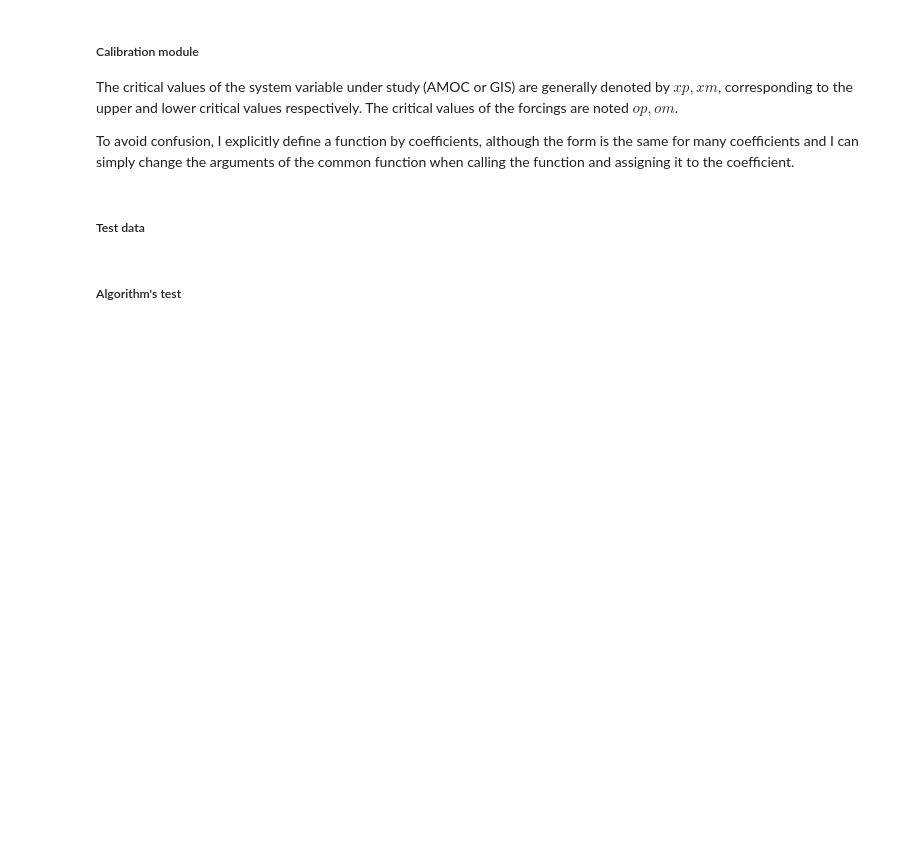
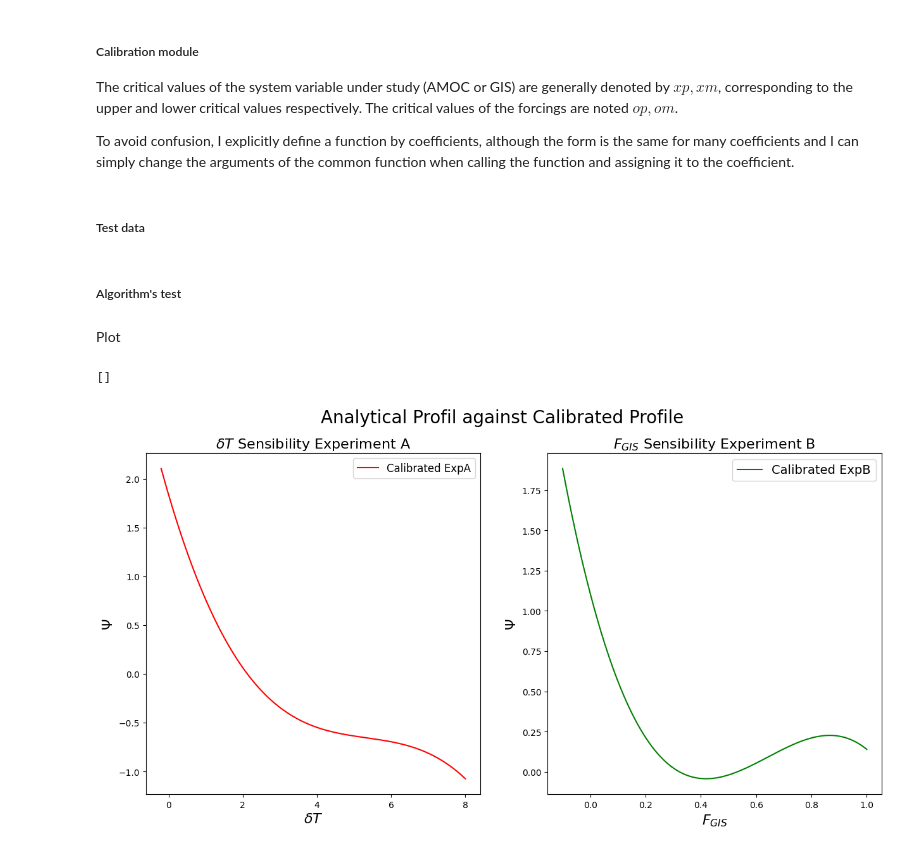
Before and after one commit to AmauryLaridon/LPHYS2299-Master-s-Thesis, a Jupyter notebook: SURFER/SURFER - Tipping Module Calibration/Tipping Module Calibration.ipynb, the cells around one changed output. Saved outputs shown, nothing was run; the diff lists cells and outputs as text; code cells hidden in the pictures; blank space fills up the shorter version.

Commit message:
Calib Module wip 1

```diff
--- a/SURFER/SURFER - Tipping Module Calibration/Tipping Module Calibration.ipynb
+++ b/SURFER/SURFER - Tipping Module Calibration/Tipping Module Calibration.ipynb
@@ -97,0 +104,42 @@ calibrate_coef = calib_module_AMOC_ParamA(psip, psim, Tp, Tm, Fp, Fm, F_A, T_B)
+# %%
+### Calibrated emulation ###
+
+calibrate_coef = calib_module_AMOC_ParamA(psip, psim, Tp, Tm, Fp, Fm, F_A, T_B)
+#print(calibrate_coef)
+used_calib_coef = [calibrate_coef[0], calibrate_coef[1], calibrate_coef[6], calibrate_coef[3]]
+used_calib_coef_ExpA = [calibrate_coef[0], calibrate_coef[1], calibrate_coef[2], calibrate_coef[3]]
+used_calib_coef_ExpB = [calibrate_coef[0], calibrate_coef[1], calibrate_coef[4], calibrate_coef[3]]
+
+x = np.linspace(-0.8,1.2,1000)
+T_forcing = np.linspace (-0.2, 8, 1000)
+F_forcing = np.linspace(-0.1, 1, 1000)
+calib_psi_ExpA = (-x**3+used_calib_coef_ExpA[0]*x**2+used_calib_coef_ExpA[1]*x+used_calib_coef_ExpA[2]+used_calib_coef_ExpA[3]*T_forcing)
+calib_psi_ExpB = (-x**3+used_calib_coef_ExpB[0]*x**2+used_calib_coef_ExpB[1]*x+used_calib_coef_ExpB[2]+used_calib_coef_ExpA[3]*F_forcing)
+
+### Analytical data ###
+# %% [markdown]
+Plot
+# %%
+### Bifurcation diagrams ###
+
+fig, ax = plt.subplots(1,2,figsize=(15,7))
+
+# AMOC Bifurcation diagram for temperature anomaly #
+ax[0].plot(T_forcing, calib_psi_ExpA, label = "Calibrated ExpA", color="r")
+ax[0].set_xlabel(r"$\delta T$", fontsize = 16)
+ax[0].set_ylabel(r"$\Psi$", fontsize = 16)
+ax[0].set_title(r"$\delta T$"+" Sensibility Experiment A", fontsize = 16)
+ax[0].legend(fontsize = 12)
+
+# AMOC Bifurcation diagram for fresh water flux anomaly #
+ax[1].plot(F_forcing, calib_psi_ExpB, label = "Calibrated ExpB", color="g")
+ax[1].set_xlabel(r"$F_{GIS}$", fontsize = 16)
+ax[1].set_ylabel(r"$\Psi$", fontsize = 16)
+ax[1].set_title(r"$F_{GIS}$"+" Sensibility Experiment B", fontsize = 16)
+ax[1].legend(fontsize = 14)
+
+plt.suptitle("Analytical Profil against Calibrated Profile", fontsize = 20)
+plt.plot()
+# %% [output]
+[]
+[figure, added]
```
Also changed, not shown: parts of 2 cells of this notebook.
